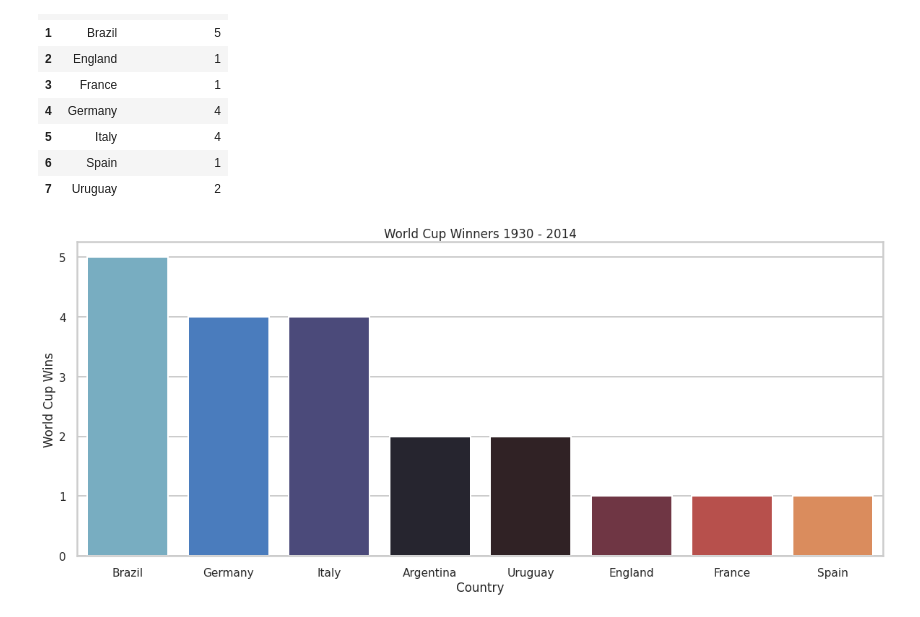
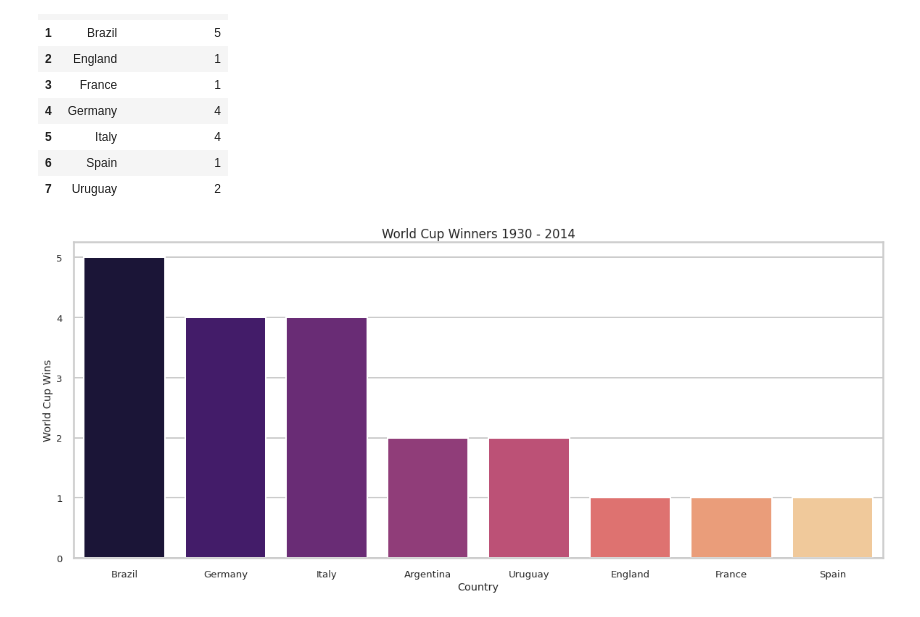
Before and after one commit to princeKike27/Fifa-World-Cup, a Jupyter notebook: FIFA_World_Cup.ipynb, the cells around one changed output. Saved outputs shown, nothing was run; the diff lists cells and outputs as text; code cells hidden in the pictures.

```diff
--- a/FIFA_World_Cup.ipynb
+++ b/FIFA_World_Cup.ipynb
@@ -269,18 +269,18 @@ cup_winners
 # %%
 # most World Cup Winners graph
 plt.figure(figsize=(20,8))
 ax = plt.subplot()
 
 # set style
 sns.set_context('poster', font_scale=0.7)
 sns.set_style('whitegrid')
 
-sns.barplot(data=cup_winners, x='Winner', y='Winner Counter', ci=None, palette='icefire',
+sns.barplot(data=cup_winners, x='Winner', y='Winner Counter', ci=None, palette='magma',
             order=cup_winners.sort_values('Winner Counter', ascending=False).Winner)
 
 plt.ylabel('World Cup Wins')
 plt.xlabel('Country')
 plt.title('World Cup Winners 1930 - 2014')
 plt.show()
 # %% [output]
-[figure, old version]
+[figure, new version]
```
Also changed, not shown: parts of 4 cells of this notebook.
